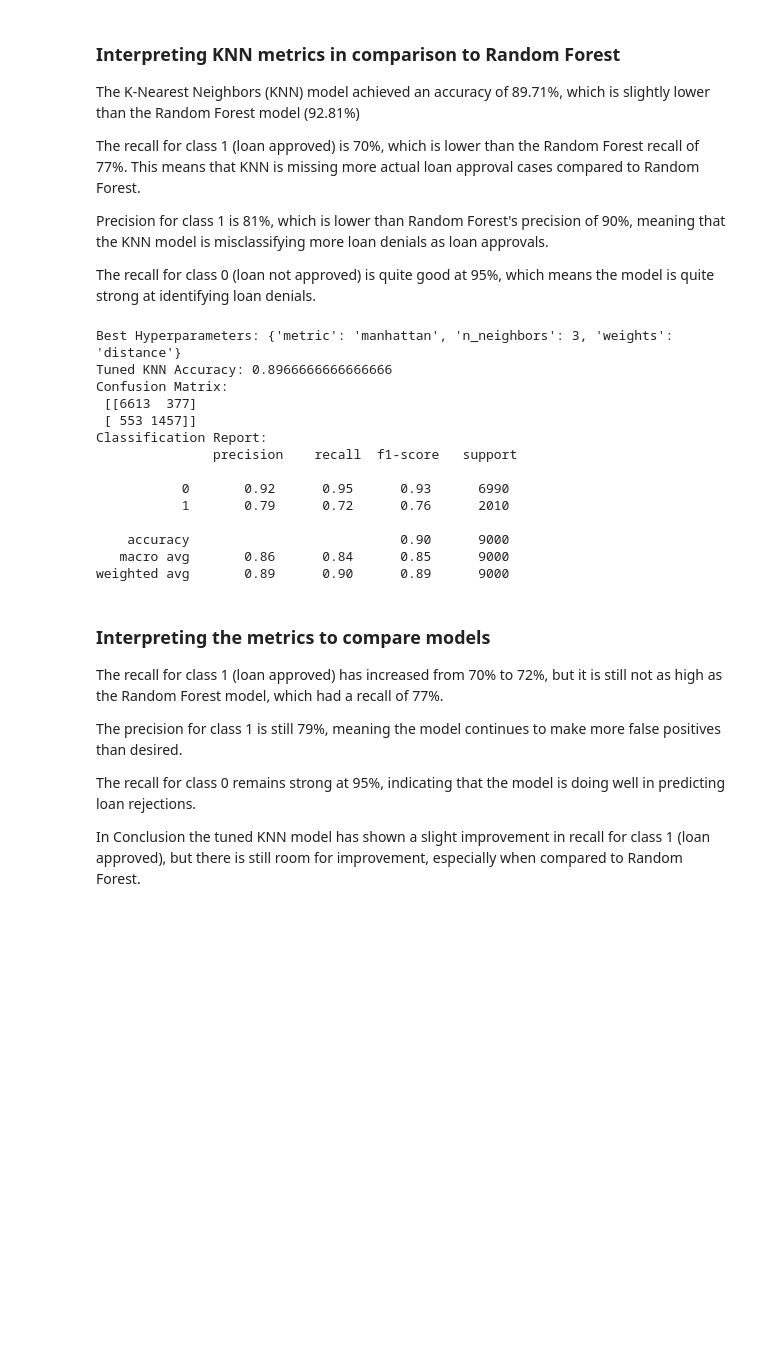
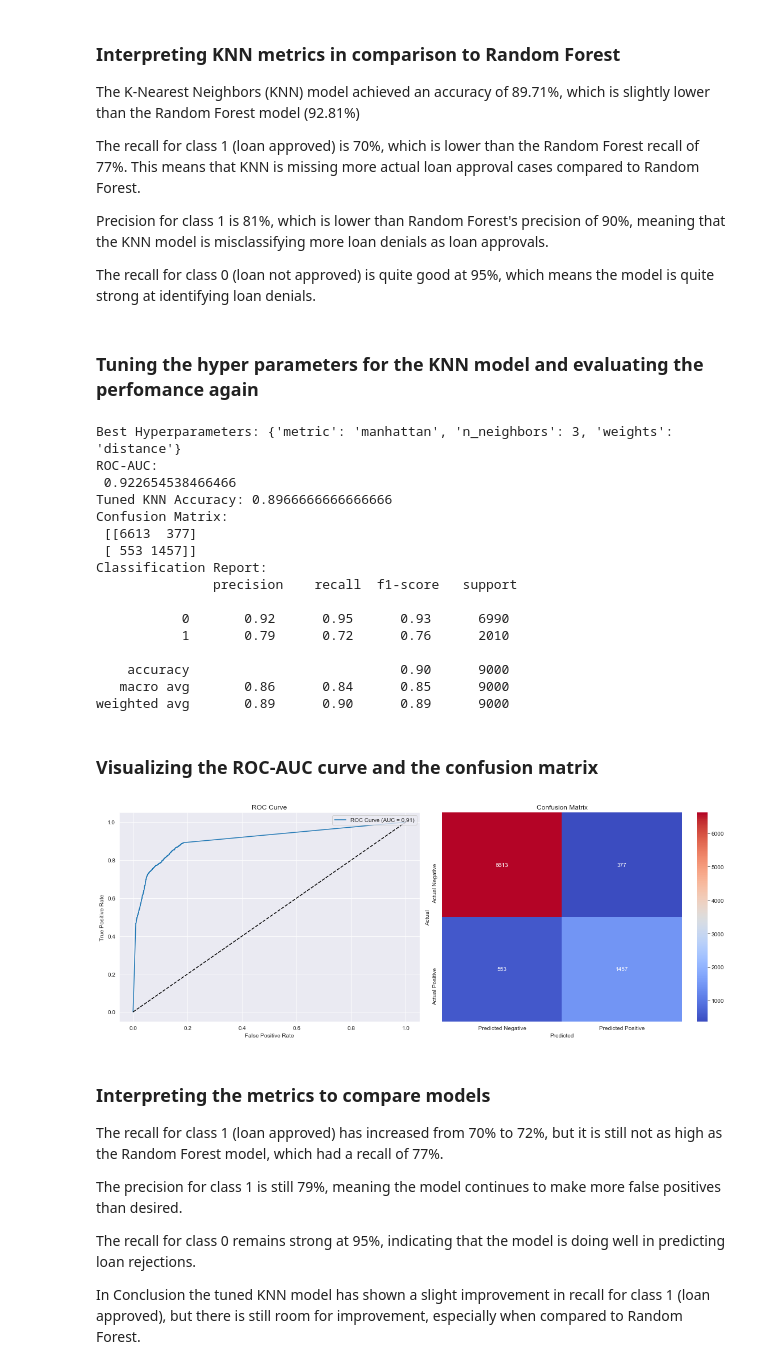
Before and after one commit to Liliankaburo/Loan-approval-project, a Jupyter notebook: Classification .ipynb, the cells around one changed output. Drawn from its saved outputs; the diff is of its cells as text; code cells hidden in the pictures; blank space fills up the shorter version.

```diff
--- a/Classification .ipynb
+++ b/Classification .ipynb
@@ -732,8 +820,10 @@ The recall for class 1 (loan approved) is 70%, which is lower than the Random Fo
 Precision for class 1 is 81%, which is lower than Random Forest's precision of 90%, meaning that the KNN model is misclassifying more loan denials as loan approvals.
 
 The recall for class 0 (loan not approved) is quite good at 95%, which means the model is quite strong at identifying loan denials.
+# %% [markdown]
+### Tuning the hyper parameters for the KNN model and evaluating the perfomance again
 # %%
-# Define hyperparameter grid
+# Define hyperparameter grid for KNN
 param_grid = {
     'n_neighbors': [3, 5, 7, 10, 15],
     'weights': ['uniform', 'distance'],
@@ -741,6 +831,7 @@ param_grid = {
 }
 
 # Initialize GridSearchCV for hyperparameter tuning
+#applying a cross validation of cv=5 to prevent overfitting
 grid_search_knn = GridSearchCV(KNeighborsClassifier(), param_grid, cv=5, scoring='recall')
 grid_search_knn.fit(X_train, y_train)
 
@@ -749,14 +840,27 @@ print("Best Hyperparameters:", grid_search_knn.best_params_)
 
 # Retrain with best parameters
 best_knn = grid_search_knn.best_estimator_
-y_pred_best_knn = best_knn.predict(X_test)
+y_pred_best_knn = best_knn.predict(X_test) #getting the predictions
+
+# Get predicted probabilities
+y_pred_proba_knn = knn.predict_proba(X_test)[:, 1]
+
+# Calculate ROC curve
+fpr, tpr, thresholds = roc_curve(y_test, y_pred_proba_knn)
+
+# Calculate AUC (Area Under the Curve)
+roc_auc = auc(fpr, tpr)
 
 # Evaluate performance
+
+print("ROC-AUC:\n", roc_auc)
 print("Tuned KNN Accuracy:", accuracy_score(y_test, y_pred_best_knn))
 print("Confusion Matrix:\n", confusion_matrix(y_test, y_pred_best_knn))
 print("Classification Report:\n", classification_report(y_test, y_pred_best_knn))
 # %% [output]
 Best Hyperparameters: {'metric': 'manhattan', 'n_neighbors': 3, 'weights': 'distance'}
+ROC-AUC:
+ 0.922654538466466
 Tuned KNN Accuracy: 0.8966666666666666
 Confusion Matrix:
  [[6613  377]
@@ -770,6 +874,29 @@ Classification Report:
     accuracy                           0.90      9000
    macro avg       0.86      0.84      0.85      9000
 weighted avg       0.89      0.90      0.89      9000
+# %% [markdown]
+### Visualizing the ROC-AUC curve and the confusion matrix
+# %%
+# Set up the figure with two subplots
+fig, axes = plt.subplots(1, 2, figsize=(16, 6))
+
+# Plot ROC curve
+axes[0].plot(fpr, tpr, label=f'ROC Curve (AUC = {roc_auc:.2f})')
+axes[0].plot([0, 1], [0, 1], 'k--')
+axes[0].set_xlabel('False Positive Rate')
+axes[0].set_ylabel('True Positive Rate')
+axes[0].set_title('ROC Curve')
+axes[0].legend(loc='upper right')
+
+# Plot Confusion Matrix
+sns.heatmap(conf_matrix, annot=True, fmt='d', cmap='coolwarm', xticklabels=['Predicted Negative', 'Predicted Positive'], yticklabels=['Actual Negative', 'Actual Positive'], ax=axes[1])
+axes[1].set_xlabel('Predicted')
+axes[1].set_ylabel('Actual')
+axes[1].set_title('Confusion Matrix')
+plt.tight_layout()
+plt.show()
+# %% [output]
+[figure, added]
 # %% [markdown]
 ### Interpreting the metrics to compare models
 
```
Also changed, not shown: parts of 10 cells of this notebook.
